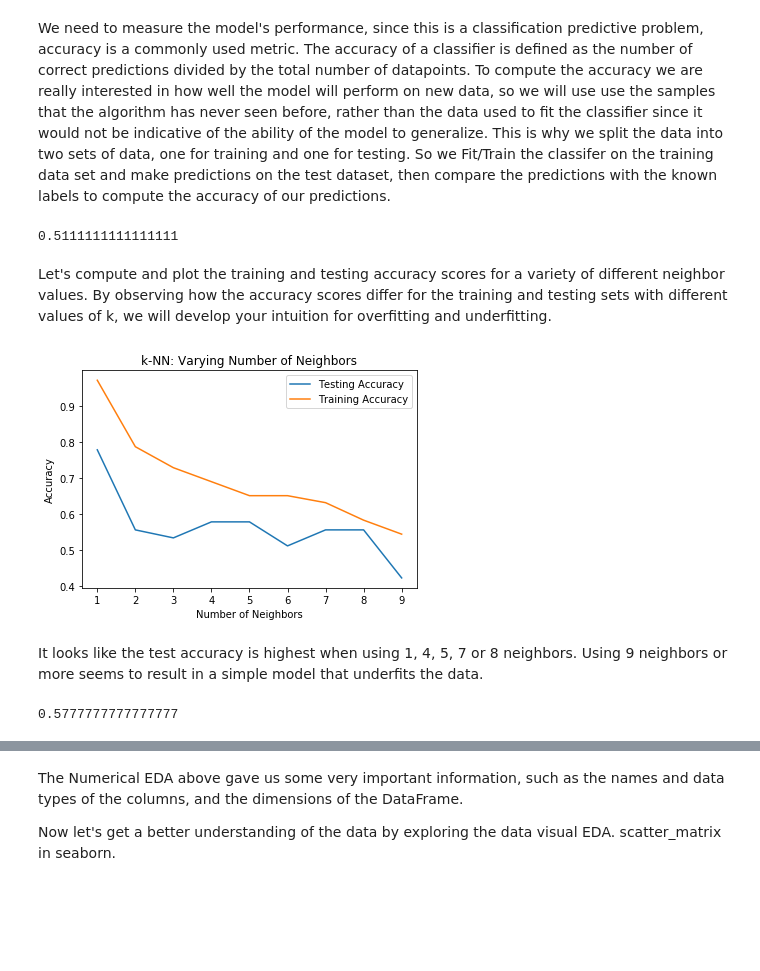
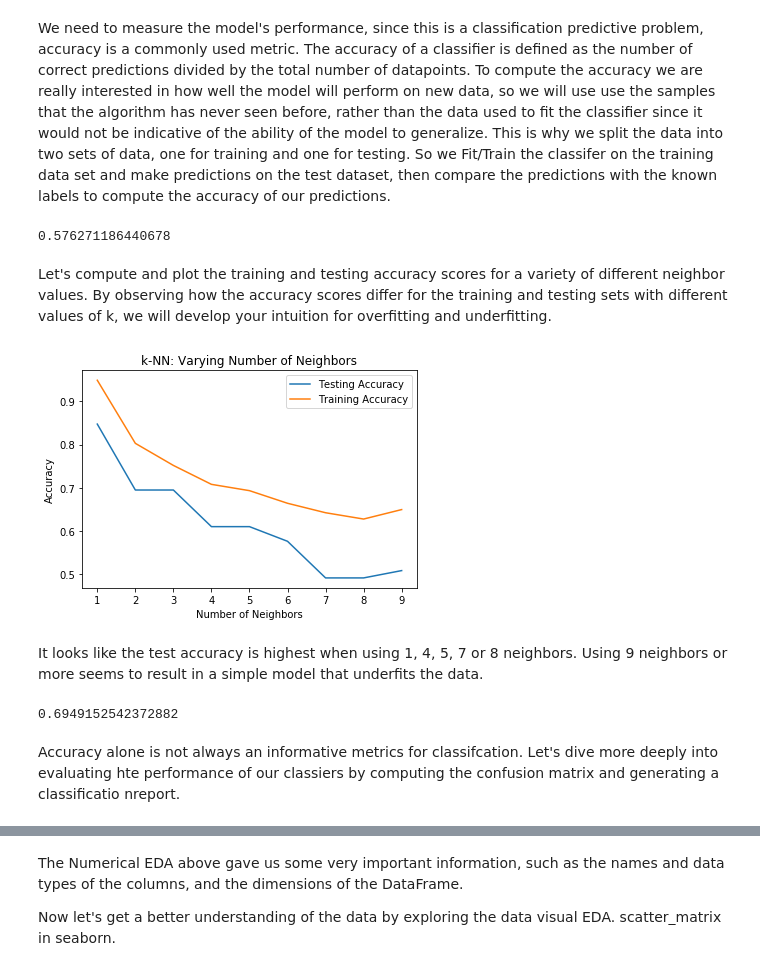
Before and after one commit to SQLDataNinja/pyDataScienceAdventure, a Jupyter notebook: PythonProgramming_SciKit-Learn.ipynb, the cells around one changed output, grey strips where cells are left out. Cells and saved outputs as stored; diff of their text form; code cells hidden in the pictures; blank space fills up the shorter version.

```diff
--- a/PythonProgramming_SciKit-Learn.ipynb
+++ b/PythonProgramming_SciKit-Learn.ipynb
@@ -204,5 +240,5 @@ print(df_training_data.shape)
 # %%
-df_roster_data = df_training_data[['Height', 'Weight', 'BMI', 'Age' ]]
+df_roster_data = df_roster_filtered[['Height', 'Weight', 'BMI', 'Age' ]]
 
 print(df_roster_data.head())
 # %% [output]
@@ -228,5 +264,5 @@ memory usage: 5.8 KB
 # %%
-np_roster_target = df_training_data.Position.values
+np_roster_target = df_roster_filtered.Position.values
 print(np_roster_target[:5])
 # %% [output]
 ['Pitcher' 'Pitcher' 'Pitcher' 'Pitcher' 'Pitcher']
@@ -303,9 +302,10 @@ knn.fit(X_train, y_train)
 y_pred = knn.predict(X_test)
 
 # Calculate Accuracy of our model
-print(knn.score(X_test, y_test))
+acc_score1 = knn.score(X_test, y_test)
+print(acc_score1)
 # %% [output]
-0.5111111111111111
+0.576271186440678
 # %%
 
 
@@ -313,45 +313,52 @@ print(knn.score(X_test, y_test))
 # %% [markdown]
 Let's compute and plot the training and testing accuracy scores for a variety of different neighbor values. By observing how the accuracy scores differ for the training and testing sets with different values of k, we will develop your intuition for overfitting and underfitting.
 # %%
-# Setup arrays to store train and test accuracies
-neighbors = np.arange(1, 10)
-train_accuracy = np.empty(len(neighbors))
-test_accuracy = np.empty(len(neighbors))
+# KNeighbors Accuracy Helper Function
+def plt_neighbors_accuracy(X_train, y_train):
+    # Setup arrays to store train and test accuracies
+    neighbors = np.arange(1, 10)
+    train_accuracy = np.empty(len(neighbors))
+    test_accuracy = np.empty(len(neighbors))
 
-# Loop over different values of k
-for i, k in enumerate(neighbors):
-    # Setup a k-NN Classifier with k neighbors: knn
-    knn = KNeighborsClassifier(n_neighbors=k)
+    # Loop over different values of k
+    for i, k in enumerate(neighbors):
+        # Setup a k-NN Classifier with k neighbors: knn
+        knn = KNeighborsClassifier(n_neighbors=k)
 
-    # Fit the classifier to the training data
-    knn.fit(X_train, y_train)
+        # Fit the classifier to the training data
+        knn.fit(X_train, y_train)
 
-    #Compute accuracy on the training set
-    train_accuracy[i] = knn.score(X_train, y_train)
+        #Compute accuracy on the training set
+        train_accuracy[i] = knn.score(X_train, y_train)
 
-    #Compute accuracy on the testing set
-    test_accuracy[i] = knn.score(X_test, y_test)
+        #Compute accuracy on the testing set
+        test_accuracy[i] = knn.score(X_test, y_test)
 
-# Generate plot
-plt.title('k-NN: Varying Number of Neighbors')
-plt.plot(neighbors, test_accuracy, label = 'Testing Accuracy')
-plt.plot(neighbors, train_accuracy, label = 'Training Accuracy')
-plt.legend()
-plt.xlabel('Number of Neighbors')
-plt.ylabel('Accuracy')
-plt.show()
+    # Generate plot
+    plt.title('k-NN: Varying Number of Neighbors')
+    plt.plot(neighbors, test_accuracy, label = 'Testing Accuracy')
+    plt.plot(neighbors, train_accuracy, label = 'Training Accuracy')
+    plt.legend()
+    plt.xlabel('Number of Neighbors')
+    plt.ylabel('Accuracy')
+    plt.show()
-# %% [output]
-[figure, removed]
+# %%
+plt_neighbors_accuracy(X_train, y_train)
+# %% [output]
+[figure, added]
 # %% [markdown]
 It looks like the test accuracy is highest when using 1, 4, 5, 7 or 8 neighbors. Using 9 neighbors or more seems to result in a simple model that underfits the data.
 # %%
-knn = KNeighborsClassifier(n_neighbors=5)
+knn = KNeighborsClassifier(n_neighbors=3)
 
 knn.fit(X_train, y_train)
 
 y_pred = knn.predict(X_test)
 
 # Calculate Accuracy of our model
-print(knn.score(X_test, y_test))
+acc_score2 = knn.score(X_test, y_test)
+print(acc_score2)
 # %% [output]
-0.5777777777777777
+0.6949152542372882
+# %% [markdown]
+Accuracy alone is not always an informative metrics for classifcation. Let's dive more deeply into evaluating hte performance of our classiers by computing the confusion matrix and generating a classificatio nreport.
```
Also changed, not shown: parts of 21 cells of this notebook, 1 other file.
